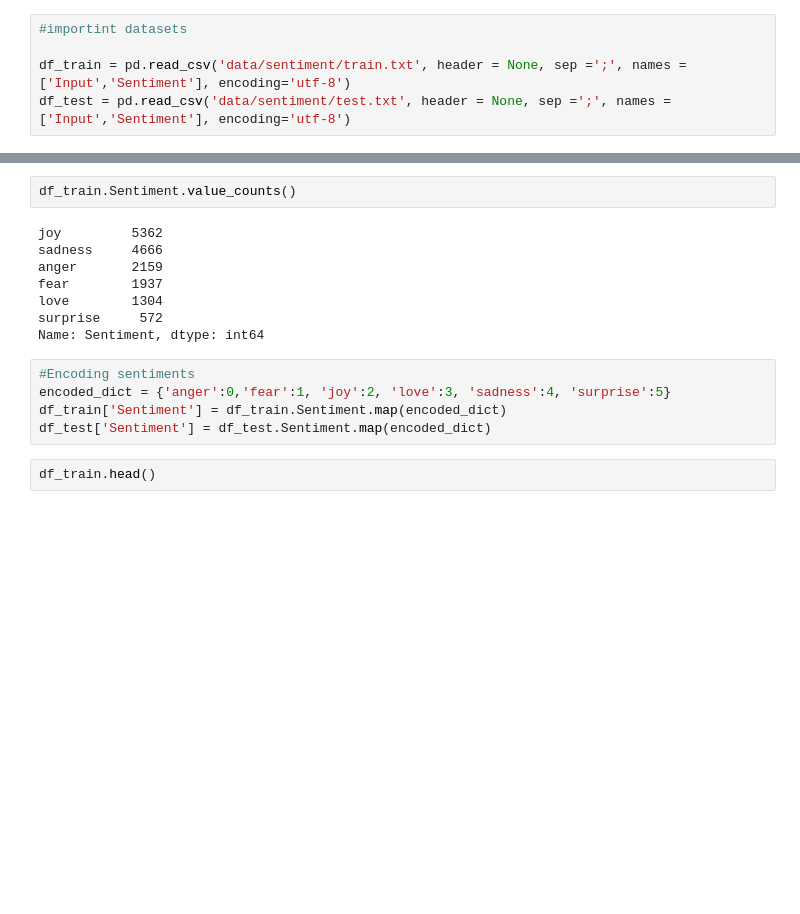
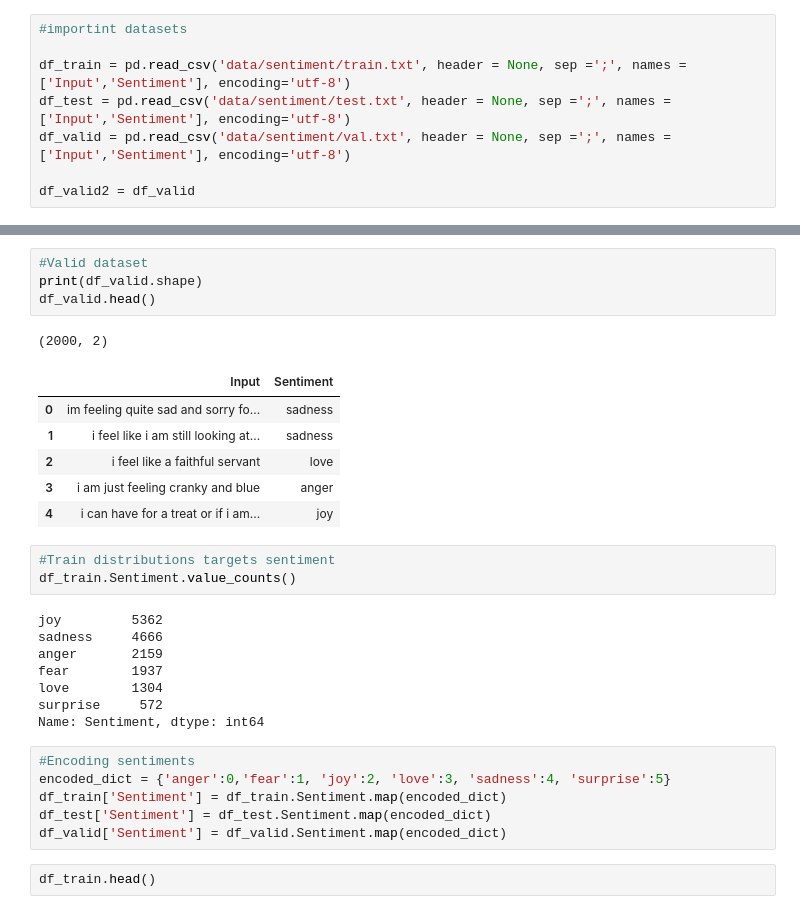
Before and after one commit to NeuralDojo/codecarbon, a Jupyter notebook: CodeCarbon BERT-Sentiment.ipynb, the cells around one changed output, grey strips where cells are left out. Drawn from its saved outputs; the diff is of its cells as text; blank space fills up the shorter version.

```diff
--- a/CodeCarbon BERT-Sentiment.ipynb
+++ b/CodeCarbon BERT-Sentiment.ipynb
@@ -21,4 +39,7 @@ Metal device set to: Apple M1 Pro
 
 df_train = pd.read_csv('data/sentiment/train.txt', header = None, sep =';', names = ['Input','Sentiment'], encoding='utf-8')
 df_test = pd.read_csv('data/sentiment/test.txt', header = None, sep =';', names = ['Input','Sentiment'], encoding='utf-8')
+df_valid = pd.read_csv('data/sentiment/val.txt', header = None, sep =';', names = ['Input','Sentiment'], encoding='utf-8')
+
+df_valid2 = df_valid
 # %%
@@ -45,7 +66,20 @@ df_test.head()
 | 2 | i never make her separate from me... | sadness |
 | 3 | i left with my bouquet of red and... | joy |
 | 4 | i was feeling a little vain when ... | sadness |
+# %%
+#Valid dataset
+print(df_valid.shape)
+df_valid.head()
+# %% [output]
+(2000, 2)
+|  | Input | Sentiment |
+| 0 | im feeling quite sad and sorry fo... | sadness |
+| 1 | i feel like i am still looking at... | sadness |
+| 2 | i feel like a faithful servant | love |
+| 3 | i am just feeling cranky and blue | anger |
+| 4 | i can have for a treat or if i am... | joy |
 # %%
+#Train distributions targets sentiment
 df_train.Sentiment.value_counts()
 # %% [output]
 joy         5362
@@ -60,6 +94,7 @@ Name: Sentiment, dtype: int64
 encoded_dict = {'anger':0,'fear':1, 'joy':2, 'love':3, 'sadness':4, 'surprise':5}
 df_train['Sentiment'] = df_train.Sentiment.map(encoded_dict)
 df_test['Sentiment'] = df_test.Sentiment.map(encoded_dict)
+df_valid['Sentiment'] = df_valid.Sentiment.map(encoded_dict)
 # %%
 df_train.head()
 # %% [output]
```
Also changed, not shown: parts of 29 cells of this notebook, 2 other files.
